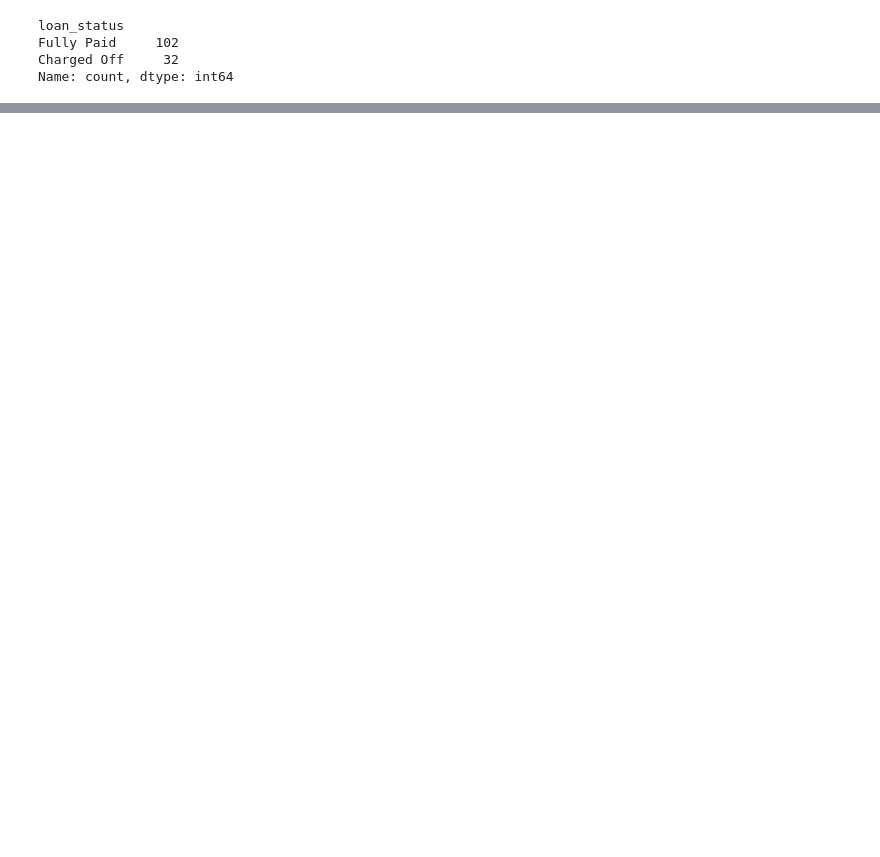
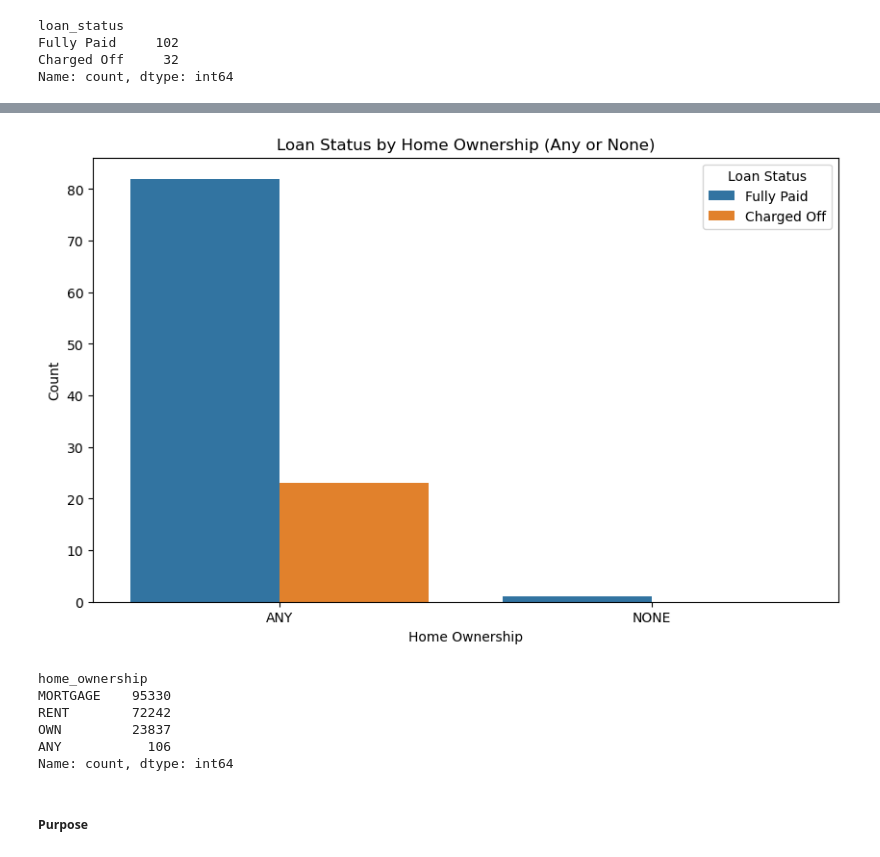
Before and after one commit to SenithDilitha/AIAndInnovation, a Jupyter notebook: LoanStatusPrediction/loan_status_prediction.ipynb, the cells around one changed output, grey strips where cells are left out. Drawn from its saved outputs; the diff is of its cells as text; code cells hidden in the pictures; blank space fills up the shorter version.

```diff
--- a/LoanStatusPrediction/loan_status_prediction.ipynb
+++ b/LoanStatusPrediction/loan_status_prediction.ipynb
@@ -257,0 +319,26 @@ Name: count, dtype: int64
+# %%
+# Filter the DataFrame for rows where home_ownership is 'any' or 'none'
+filtered_df = df_modified[df_modified['home_ownership'].isin(['ANY', 'NONE'])]
+
+# Create a count plot
+plt.figure(figsize=(10, 6))
+sns.countplot(x='home_ownership', hue='loan_status', data=filtered_df)
+plt.title('Loan Status by Home Ownership (Any or None)')
+plt.xlabel('Home Ownership')
+plt.ylabel('Count')
+plt.legend(title='Loan Status')
+plt.show()
+# %% [output]
+[figure, added]
+# %%
+df_modified.loc[df_modified['home_ownership'] == 'NONE', 'home_ownership'] = 'ANY'
+df_modified['home_ownership'].value_counts()
+# %% [output]
+home_ownership
+MORTGAGE    95330
+RENT        72242
+OWN         23837
+ANY           106
+Name: count, dtype: int64
+# %% [markdown]
+##### Purpose
```
Also changed, not shown: parts of 30 cells of this notebook, 2 other files.
